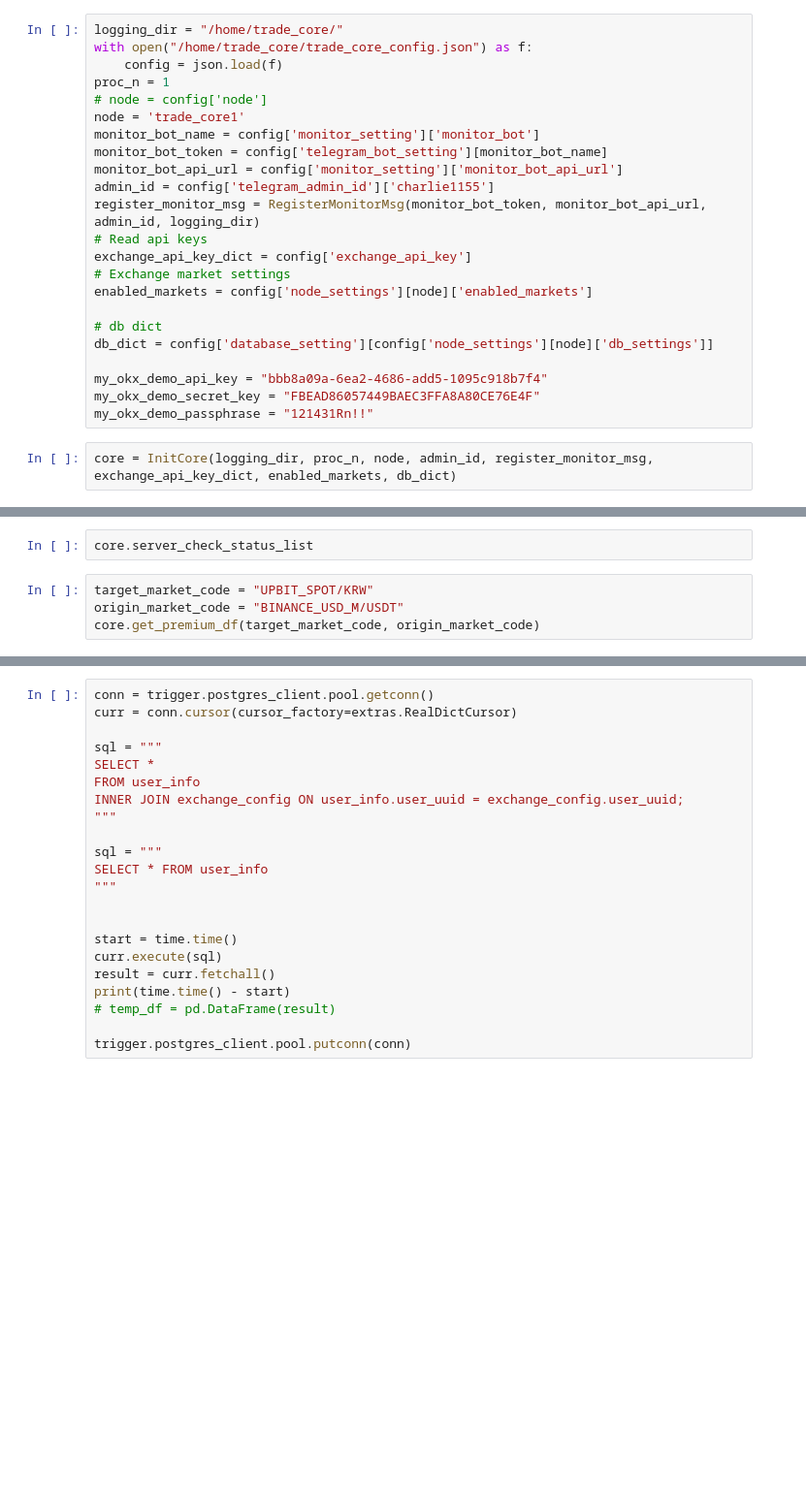
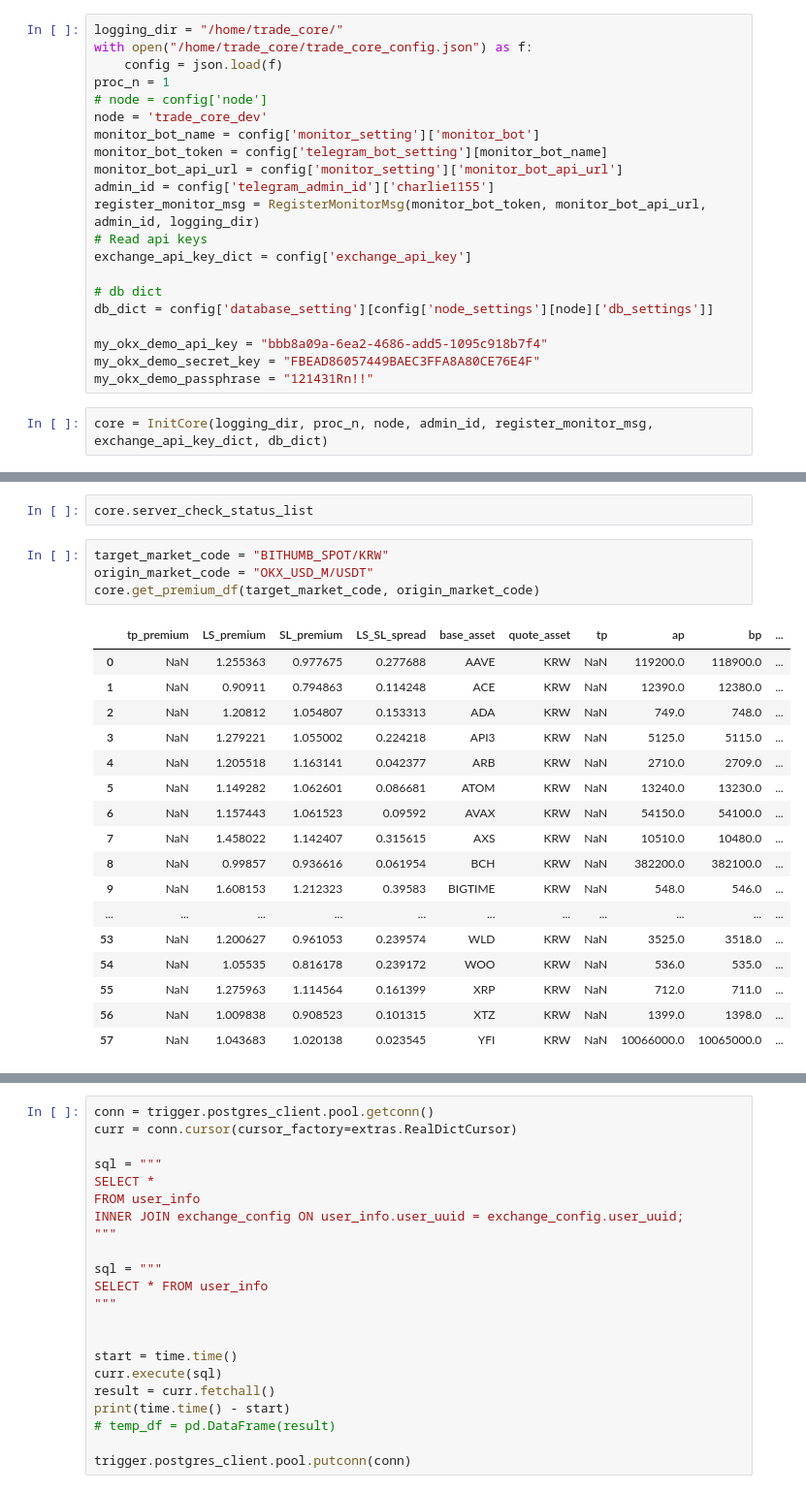
Before and after one commit to charlie115/act, a Jupyter notebook: test_trade_core.ipynb, the cells around one changed output, grey strips where cells are left out. Shown at 97% size. Drawn from its saved outputs; the diff is of its cells as text; blank space fills up the shorter version.

Commit message:
working on advanced api for communicating to exchange

```diff
--- a/test_trade_core.ipynb
+++ b/test_trade_core.ipynb
@@ -31,7 +31,7 @@ with open("/home/trade_core/trade_core_config.json") as f:
     config = json.load(f)
 proc_n = 1
 # node = config['node']
-node = 'trade_core1'
+node = 'trade_core_dev'
 monitor_bot_name = config['monitor_setting']['monitor_bot']
 monitor_bot_token = config['telegram_bot_setting'][monitor_bot_name]
 monitor_bot_api_url = config['monitor_setting']['monitor_bot_api_url']
@@ -39,8 +39,6 @@ admin_id = config['telegram_admin_id']['charlie1155']
 register_monitor_msg = RegisterMonitorMsg(monitor_bot_token, monitor_bot_api_url, admin_id, logging_dir)
 # Read api keys
 exchange_api_key_dict = config['exchange_api_key']
-# Exchange market settings
-enabled_markets = config['node_settings'][node]['enabled_markets']
 
 # db dict
 db_dict = config['database_setting'][config['node_settings'][node]['db_settings']]
@@ -49,5 +47,5 @@ my_okx_demo_api_key = "bbb8a09a-6ea2-4686-add5-1095c918b7f4"
 my_okx_demo_secret_key = "FBEAD86057449BAEC3FFA8A80CE76E4F"
 my_okx_demo_passphrase = "121431Rn!!"
 # %%
-core = InitCore(logging_dir, proc_n, node, admin_id, register_monitor_msg, exchange_api_key_dict, enabled_markets, db_dict)
+core = InitCore(logging_dir, proc_n, node, admin_id, register_monitor_msg, exchange_api_key_dict, db_dict)
 # %% [output]
@@ -75,6 +88,24 @@ InitDBClient|TABLE: trade already exists.
 # %%
 core.server_check_status_list
 # %%
-target_market_code = "UPBIT_SPOT/KRW"
-origin_market_code = "BINANCE_USD_M/USDT"
+target_market_code = "BITHUMB_SPOT/KRW"
+origin_market_code = "OKX_USD_M/USDT"
 core.get_premium_df(target_market_code, origin_market_code)
+# %% [output]
+|  | tp_premium | LS_premium | SL_premium | LS_SL_spread | base_asset | quote_asset | tp | ap | bp | ... |
+| 0 | NaN | 1.255363 | 0.977675 | 0.277688 | AAVE | KRW | NaN | 119200.0 | 118900.0 | ... |
+| 1 | NaN | 0.90911 | 0.794863 | 0.114248 | ACE | KRW | NaN | 12390.0 | 12380.0 | ... |
+| 2 | NaN | 1.20812 | 1.054807 | 0.153313 | ADA | KRW | NaN | 749.0 | 748.0 | ... |
+| 3 | NaN | 1.279221 | 1.055002 | 0.224218 | API3 | KRW | NaN | 5125.0 | 5115.0 | ... |
+| 4 | NaN | 1.205518 | 1.163141 | 0.042377 | ARB | KRW | NaN | 2710.0 | 2709.0 | ... |
+| 5 | NaN | 1.149282 | 1.062601 | 0.086681 | ATOM | KRW | NaN | 13240.0 | 13230.0 | ... |
+| 6 | NaN | 1.157443 | 1.061523 | 0.09592 | AVAX | KRW | NaN | 54150.0 | 54100.0 | ... |
+| 7 | NaN | 1.458022 | 1.142407 | 0.315615 | AXS | KRW | NaN | 10510.0 | 10480.0 | ... |
+| 8 | NaN | 0.99857 | 0.936616 | 0.061954 | BCH | KRW | NaN | 382200.0 | 382100.0 | ... |
+| 9 | NaN | 1.608153 | 1.212323 | 0.39583 | BIGTIME | KRW | NaN | 548.0 | 546.0 | ... |
+| ... | ... | ... | ... | ... | ... | ... | ... | ... | ... | ... |
+| 53 | NaN | 1.200627 | 0.961053 | 0.239574 | WLD | KRW | NaN | 3525.0 | 3518.0 | ... |
+| 54 | NaN | 1.05535 | 0.816178 | 0.239172 | WOO | KRW | NaN | 536.0 | 535.0 | ... |
+| 55 | NaN | 1.275963 | 1.114564 | 0.161399 | XRP | KRW | NaN | 712.0 | 711.0 | ... |
+| 56 | NaN | 1.009838 | 0.908523 | 0.101315 | XTZ | KRW | NaN | 1399.0 | 1398.0 | ... |
+| 57 | NaN | 1.043683 | 1.020138 | 0.023545 | YFI | KRW | NaN | 10066000.0 | 10065000.0 | ... |
```
Also changed, not shown: parts of 9 cells of this notebook, 29 other files.
